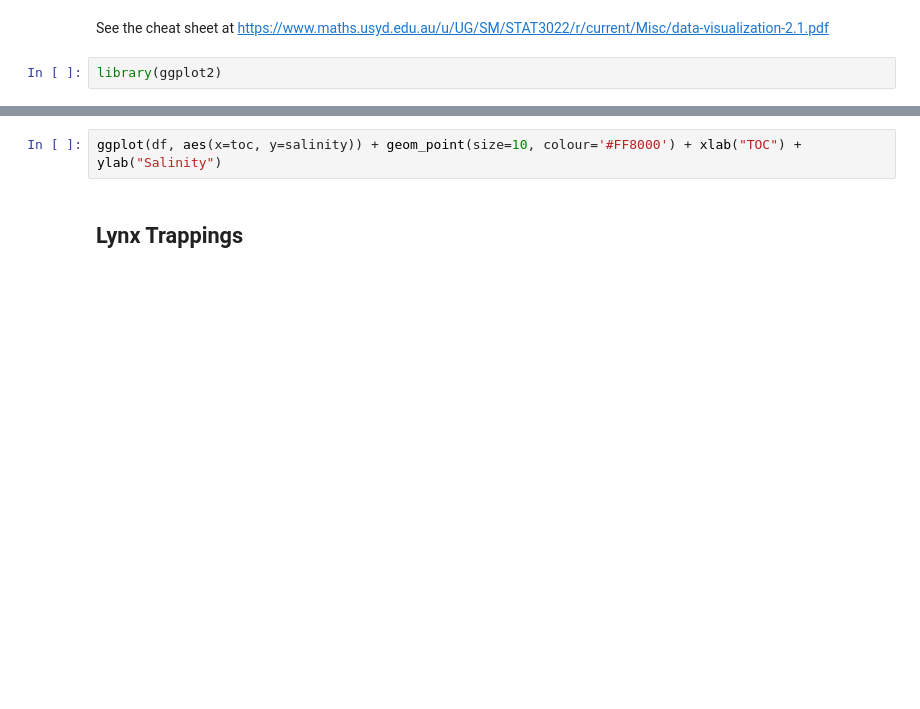
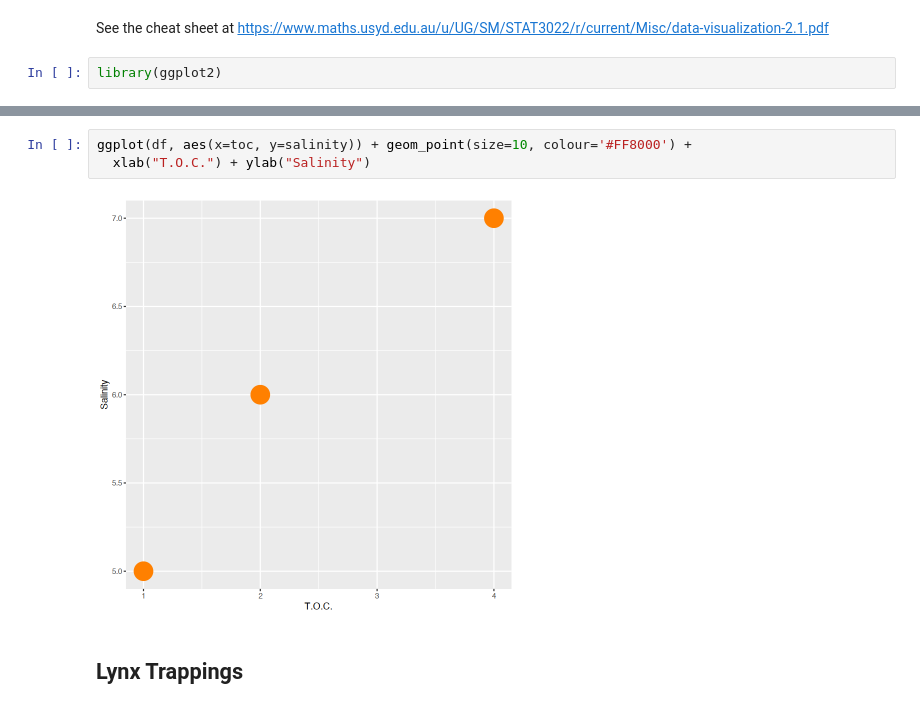
Before and after one commit to jrising/couplingsf23, a Jupyter notebook: practicum5.ipynb, the cells around one changed output, grey strips where cells are left out. Cells and saved outputs as stored; diff of their text form; blank space fills up the shorter version.

```diff
--- a/practicum5.ipynb
+++ b/practicum5.ipynb
@@ -100,5 +297,8 @@ ggplot(df, aes(x=toc, y=salinity)) + geom_point(size=100, colour='#FF8000')
 # %%
-ggplot(df, aes(x=toc, y=salinity)) + geom_point(size=10, colour='#FF8000') + xlab("TOC") + ylab("Salinity")
+ggplot(df, aes(x=toc, y=salinity)) + geom_point(size=10, colour='#FF8000') +
+  xlab("T.O.C.") + ylab("Salinity")
+# %% [output]
+[figure, added]
 # %% [markdown]
 ## Lynx Trappings
 # %% [markdown]
```
Also changed, not shown: parts of 74 cells of this notebook.
